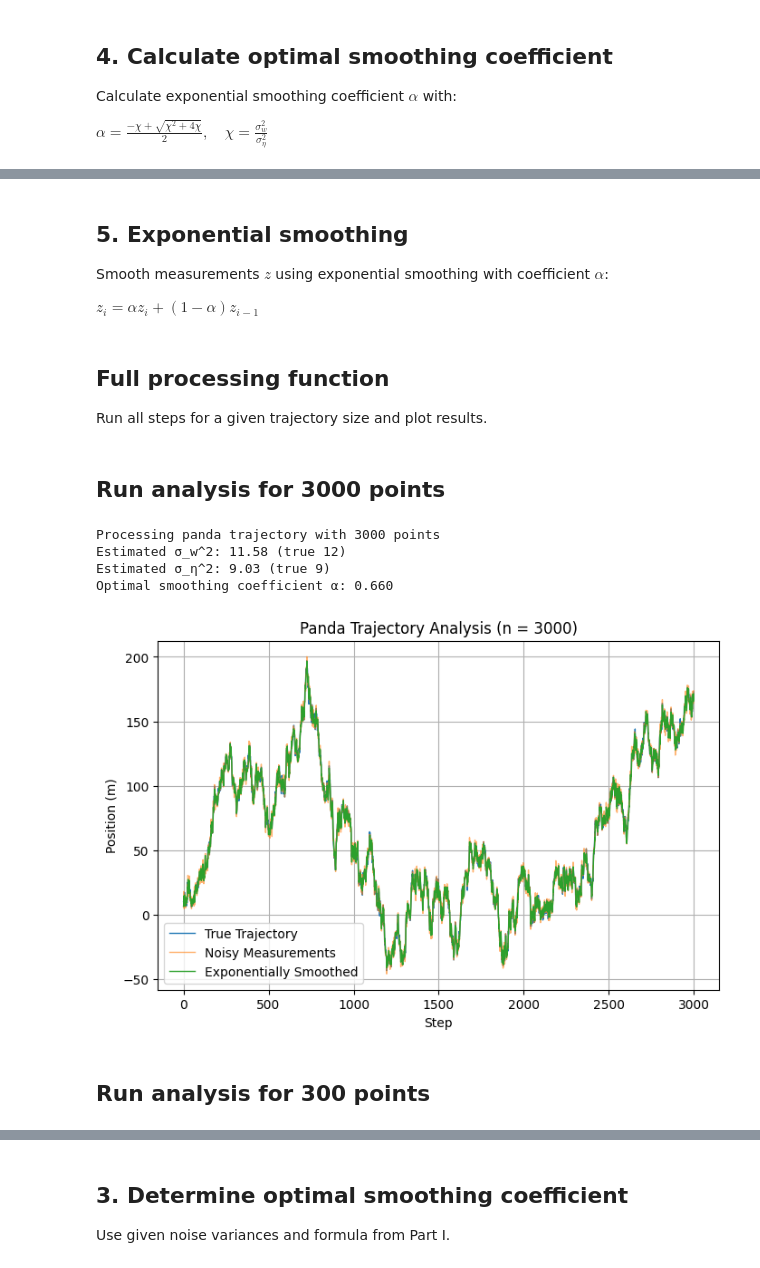
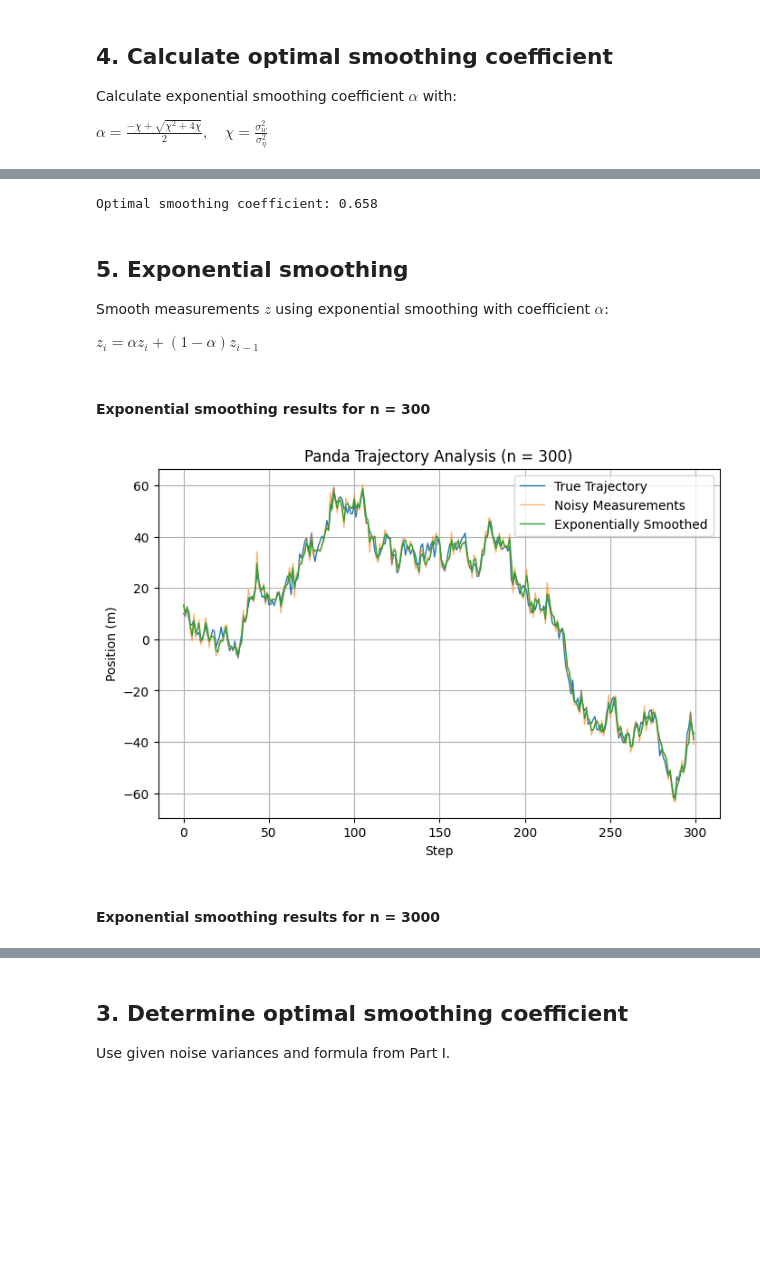
Before and after one commit to denisboborukhin/experimental_data_processing, a Jupyter notebook: tracking_panda/tracking_panda.ipynb, the cells around one changed output, grey strips where cells are left out. Cells and saved outputs as stored; diff of their text form; code cells hidden in the pictures; blank space fills up the shorter version.

```diff
--- a/tracking_panda/tracking_panda.ipynb
+++ b/tracking_panda/tracking_panda.ipynb
@@ -48,0 +73,5 @@ def identify_noise_variances(wi, eta):
+# %%
+X_1, z_1, wi_1, eta_1 = res_300
+sigma_w_est_1, sigma_eta_est_1 = identify_noise_variances(wi_1, eta_1)
+print(f"Estimated sigma_w^2: {sigma_w_est_1:.2f} (true {sigma_w_sq})")
+print(f"Estimated sigma_eta^2: {sigma_eta_est_1:.2f} (true {sigma_eta_sq})")
@@ -58,0 +103,4 @@ def calc_optimal_alpha(sigma_w_sq, sigma_eta_sq):
+# %%
+alpha_1 = calc_optimal_alpha(sigma_w_est_1, sigma_eta_est_1)
+
+print(f"Optimal smoothing coefficient: {alpha_1:.3f}")
@@ -59,3 +111,9 @@ def calc_optimal_alpha(sigma_w_sq, sigma_eta_sq):
+# %%
+alpha_2 = calc_optimal_alpha(sigma_w_est_2, sigma_eta_est_2)
+
+print(f"Optimal smoothing coefficient: {alpha_2:.3f}")
+# %% [output]
+Optimal smoothing coefficient: 0.658
 # %% [markdown]
 ## 5. Exponential smoothing
 Smooth measurements $z$ using exponential smoothing with coefficient $\alpha$:
@@ -68,48 +126,22 @@ def exponential_smoothing(z, alpha):
     for i in range(1, len(z)):
         s[i] = alpha * z[i] + (1 - alpha) * s[i-1]
     return s
-# %% [markdown]
-## Full processing function
-Run all steps for a given trajectory size and plot results.
+# %% [markdown]
+#### Exponential smoothing results for n = 300
 # %%
-def process_panda_trajectory(n_points, sigma_w_sq=12, sigma_eta_sq=9, init_pos=10):
-    print(f"Processing panda trajectory with {n_points} points")
-    Xi, z, wi, eta = simulate_random_walk(n_points, sigma_w_sq, sigma_eta_sq, init_pos)
-    sigma_w_hat, sigma_eta_hat = identify_noise_variances(wi, eta)
-    print(f"Estimated \u03C3_w^2: {sigma_w_hat:.2f} (true {sigma_w_sq})")
-    print(f"Estimated \u03C3_\u03B7^2: {sigma_eta_hat:.2f} (true {sigma_eta_sq})")
-    alpha = calc_optimal_alpha(sigma_w_hat, sigma_eta_hat)
-    print(f"Optimal smoothing coefficient \u03B1: {alpha:.3f}")
-    smoothed = exponential_smoothing(z, alpha)
+smoothed_1 = exponential_smoothing(z_1, alpha_1)
 
-    plt.figure(figsize=(8,5))
-    plt.plot(Xi, label='True Trajectory', linewidth=1)
-    plt.plot(z, label='Noisy Measurements', alpha=0.6, linewidth=1)
-    plt.plot(smoothed, label='Exponentially Smoothed', linewidth=1)
-    plt.xlabel('Step')
-    plt.ylabel('Position (m)')
-    plt.title(f'Panda Trajectory Analysis (n = {n_points})')
-    plt.legend()
-    plt.grid()
-    plt.show()
-
-    return {
-        'true_trajectory': Xi,
-        'measurements': z,
-        'sigma_w_hat': sigma_w_hat,
-        'sigma_eta_hat': sigma_eta_hat,
-        'alpha': alpha,
-        'smoothed': smoothed
-    }
+plt.figure(figsize=(8,5))
+plt.plot(X_1, label='True Trajectory', linewidth=1)
+plt.plot(z_1, label='Noisy Measurements', alpha=0.6, linewidth=1)
+plt.plot(smoothed_1, label='Exponentially Smoothed', linewidth=1)
+plt.xlabel('Step')
+plt.ylabel('Position (m)')
+plt.title(f'Panda Trajectory Analysis (n = {300})')
+plt.legend()
+plt.grid()
+plt.show()
+# %% [output]
+[figure, added]
 # %% [markdown]
-## Run analysis for 3000 points
+#### Exponential smoothing results for n = 3000
-# %%
-results_3000 = process_panda_trajectory(3000)
-# %% [output]
-Processing panda trajectory with 3000 points
-Estimated σ_w^2: 11.58 (true 12)
-Estimated σ_η^2: 9.03 (true 9)
-Optimal smoothing coefficient α: 0.660
-[figure, removed]
-# %% [markdown]
-## Run analysis for 300 points
```
Also changed, not shown: parts of 24 cells of this notebook.
